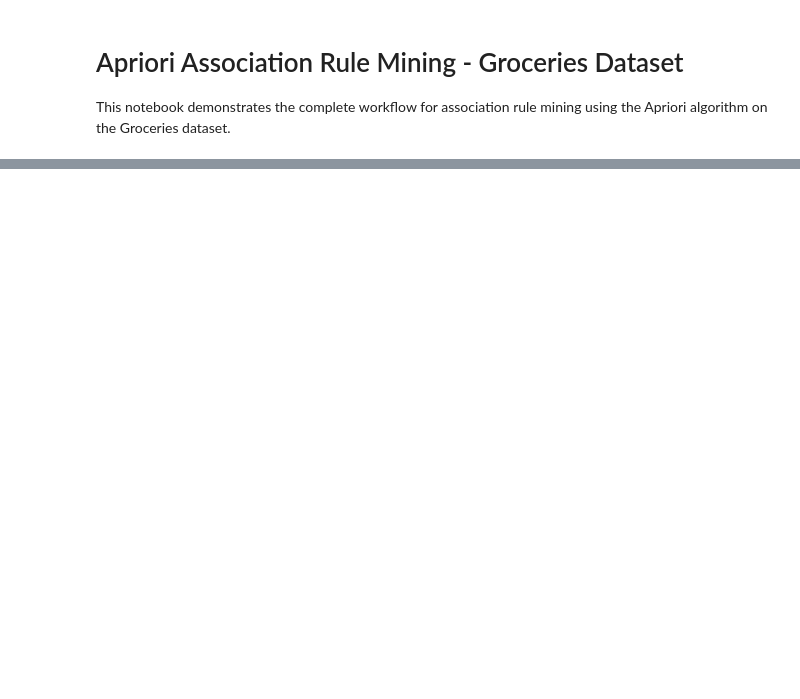
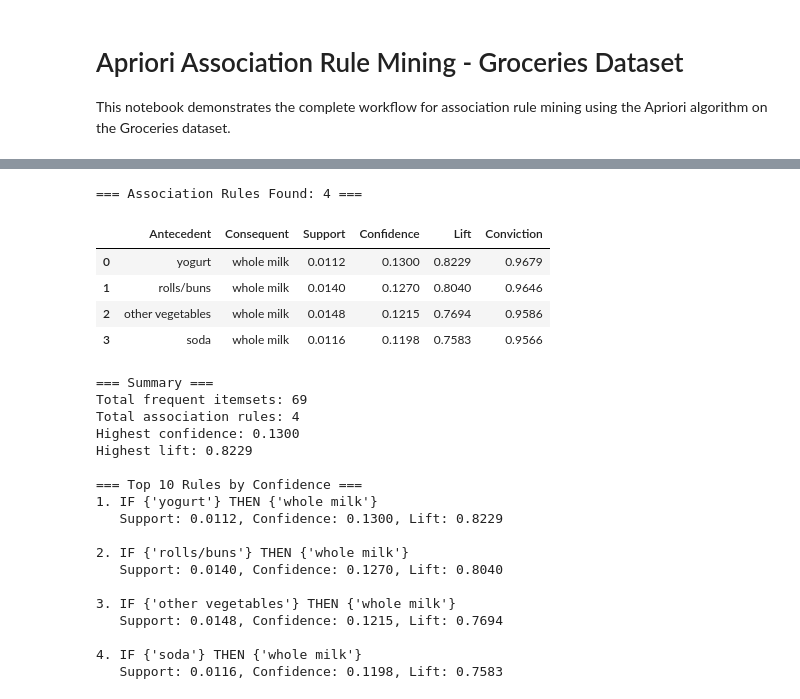
Before and after one commit to VanAnhstudents/apriori-grocery-analysis, a Jupyter notebook: notebooks/apriori_analysis.ipynb, the cells around one changed output, grey strips where cells are left out. Drawn from its saved outputs; the diff is of its cells as text; code cells hidden in the pictures; blank space fills up the shorter version.

```diff
--- a/notebooks/apriori_analysis.ipynb
+++ b/notebooks/apriori_analysis.ipynb
@@ -46,0 +563,16 @@ Google Drive mounted successfully
+# %%
+# Thiết lập tham số
+min_support = 0.01 # @param {type:"number"}
+min_confidence = 0.1 # @param {type:"number"}
+
+print(f"\n=== Running Apriori Algorithm ===")
+print(f"Parameters: min_support={min_support}, min_confidence={min_confidence}")
+
+# Tạo instance Apriori
+apriori_algo = Apriori(min_support=min_support, min_confidence=min_confidence)
+
+# Tìm frequent itemsets
+frequent_itemsets = apriori_algo.find_frequent_itemsets(transactions)
+
+# Tạo association rules
+rules = apriori_algo.generate_rules(transactions)
@@ -46,0 +597,56 @@ Google Drive mounted successfully
+# %%
+# Hiển thị kết quả
+if rules:
+    print(f"\n=== Association Rules Found: {len(rules)} ===")
+
+    # Chuyển rules thành DataFrame để hiển thị đẹp
+    rules_df = apriori_algo.get_rules_dataframe()
+    display(rules_df.head(20))
+
+    # Thống kê tổng quan
+    print(f"\n=== Summary ===")
+    total_itemsets = sum(len(itemsets) for itemsets in frequent_itemsets.values())
+    print(f"Total frequent itemsets: {total_itemsets}")
+    print(f"Total association rules: {len(rules)}")
+
+    if rules:
+        print(f"Highest confidence: {rules[0]['confidence']:.4f}")
+        print(f"Highest lift: {max(r['lift'] for r in rules):.4f}")
+
+    # Hiển thị top rules
+    print(f"\n=== Top 10 Rules by Confidence ===")
+    for i, rule in enumerate(rules[:10]):
+        print(f"{i+1}. IF {rule['antecedent']} THEN {rule['consequent']}")
+        print(f"   Support: {rule['support']:.4f}, Confidence: {rule['confidence']:.4f}, Lift: {rule['lift']:.4f}")
+        print()
+else:
+    print("\n❌ No association rules found!")
+    print("💡 Try lowering min_support and min_confidence parameters")
+    print("💡 Current parameters:")
+    print(f"   - min_support: {min_support}")
+    print(f"   - min_confidence: {min_confidence}")
+# %% [output]
+=== Association Rules Found: 4 ===
+|  | Antecedent | Consequent | Support | Confidence | Lift | Conviction |
+| 0 | yogurt | whole milk | 0.0112 | 0.1300 | 0.8229 | 0.9679 |
+| 1 | rolls/buns | whole milk | 0.0140 | 0.1270 | 0.8040 | 0.9646 |
+| 2 | other vegetables | whole milk | 0.0148 | 0.1215 | 0.7694 | 0.9586 |
+| 3 | soda | whole milk | 0.0116 | 0.1198 | 0.7583 | 0.9566 |
+=== Summary ===
+Total frequent itemsets: 69
+Total association rules: 4
+Highest confidence: 0.1300
+Highest lift: 0.8229
+
+=== Top 10 Rules by Confidence ===
+1. IF {'yogurt'} THEN {'whole milk'}
+   Support: 0.0112, Confidence: 0.1300, Lift: 0.8229
+
+2. IF {'rolls/buns'} THEN {'whole milk'}
+   Support: 0.0140, Confidence: 0.1270, Lift: 0.8040
+
+3. IF {'other vegetables'} THEN {'whole milk'}
+   Support: 0.0148, Confidence: 0.1215, Lift: 0.7694
+
+4. IF {'soda'} THEN {'whole milk'}
+   Support: 0.0116, Confidence: 0.1198, Lift: 0.7583
```
Also changed, not shown: parts of 15 cells of this notebook.
